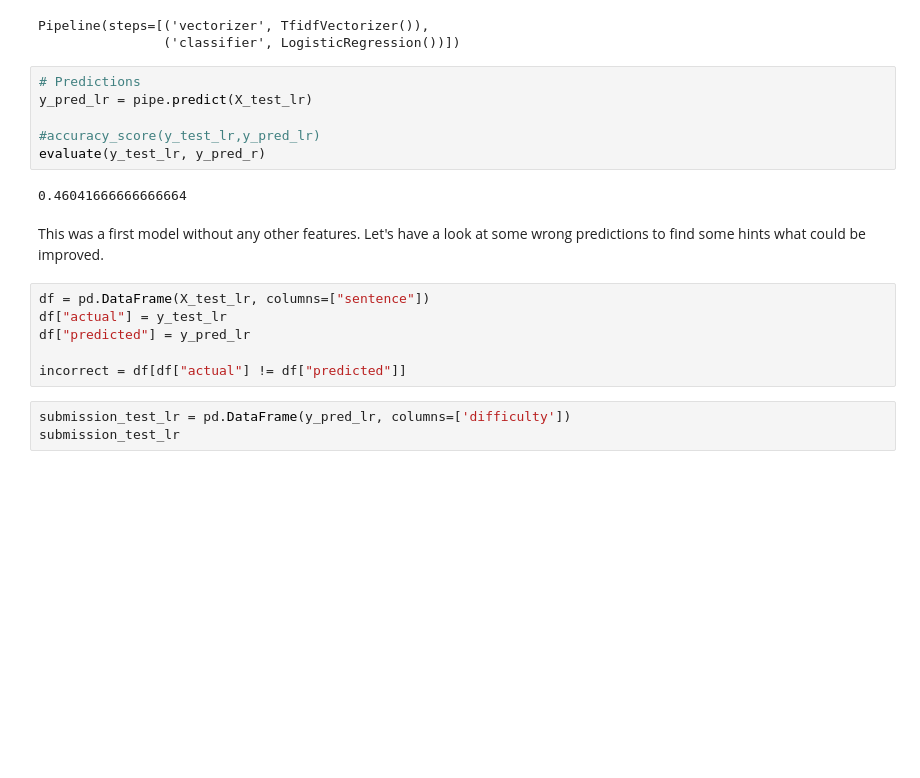
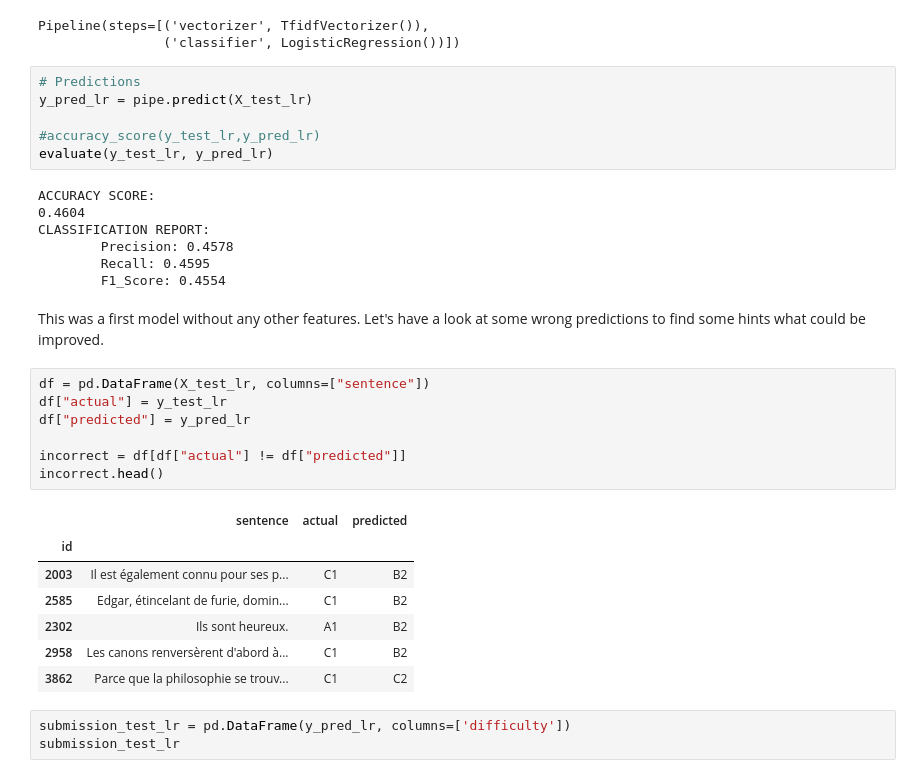
Before and after one commit to chadi-aebi/DMML2021_Rolex, a Jupyter notebook: code/Notebook_Rolex.ipynb, the cells around one changed output. Drawn from its saved outputs; the diff is of its cells as text; blank space fills up the shorter version.

```diff
--- a/code/Notebook_Rolex.ipynb
+++ b/code/Notebook_Rolex.ipynb
@@ -181,17 +181,31 @@ Pipeline(steps=[('vectorizer', TfidfVectorizer()),
 y_pred_lr = pipe.predict(X_test_lr)
 
 #accuracy_score(y_test_lr,y_pred_lr)
-evaluate(y_test_lr, y_pred_r)
+evaluate(y_test_lr, y_pred_lr)
 # %% [output]
-0.46041666666666664
+ACCURACY SCORE:
+0.4604
+CLASSIFICATION REPORT:
+        Precision: 0.4578
+        Recall: 0.4595
+        F1_Score: 0.4554
 # %% [markdown]
 This was a first model without any other features. Let's have a look at some wrong predictions to find some hints what could be improved.
 # %%
 df = pd.DataFrame(X_test_lr, columns=["sentence"])
 df["actual"] = y_test_lr
 df["predicted"] = y_pred_lr
 
 incorrect = df[df["actual"] != df["predicted"]]
+incorrect.head()
+# %% [output]
+|  | sentence | actual | predicted |
+| id |  |  |  |
+| 2003 | Il est également connu pour ses p... | C1 | B2 |
+| 2585 | Edgar, étincelant de furie, domin... | C1 | B2 |
+| 2302 | Ils sont heureux. | A1 | B2 |
+| 2958 | Les canons renversèrent d'abord à... | C1 | B2 |
+| 3862 | Parce que la philosophie se trouv... | C1 | C2 |
 # %%
 submission_test_lr = pd.DataFrame(y_pred_lr, columns=['difficulty'])
 submission_test_lr
```
Also changed, not shown: parts of 25 cells of this notebook.
